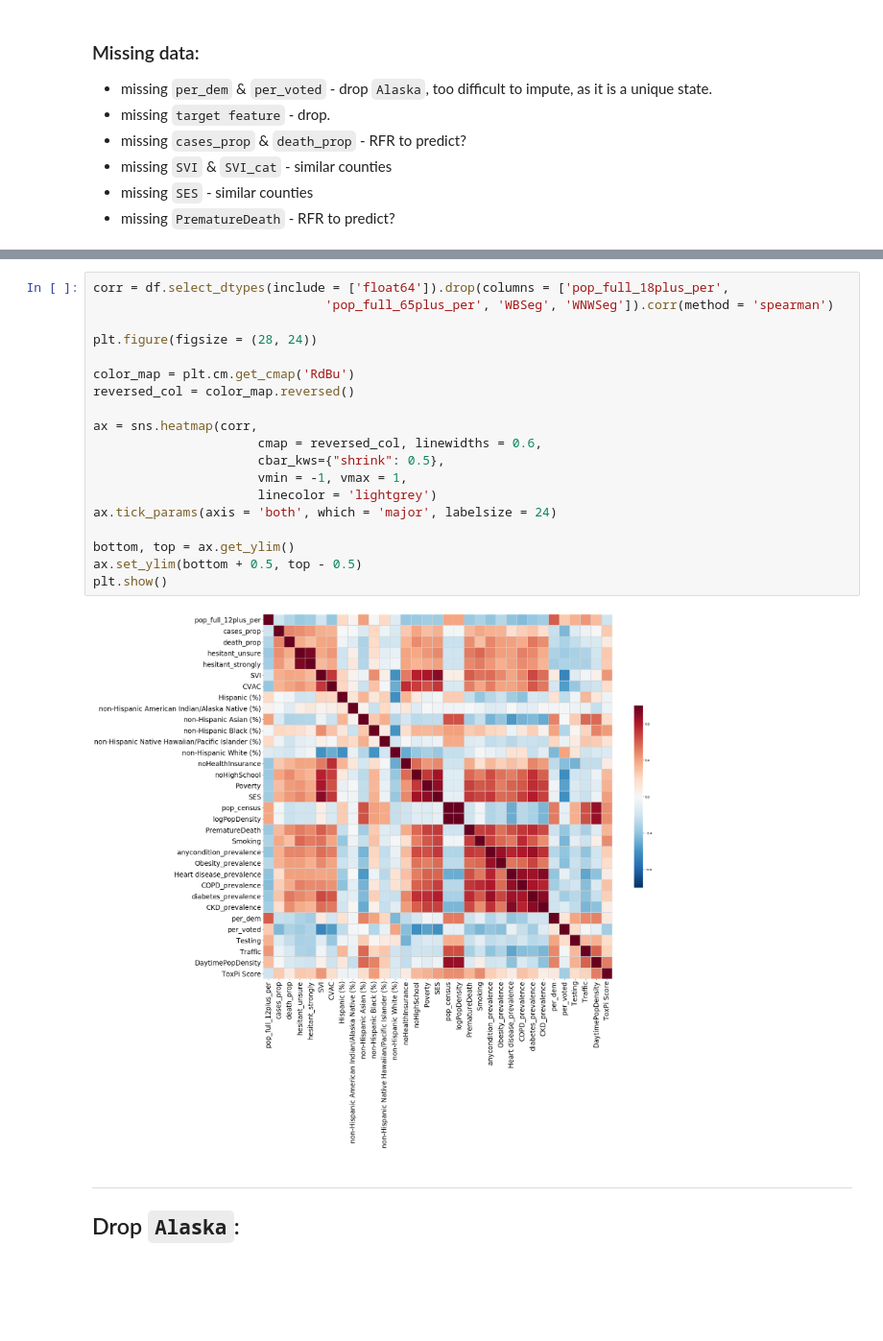
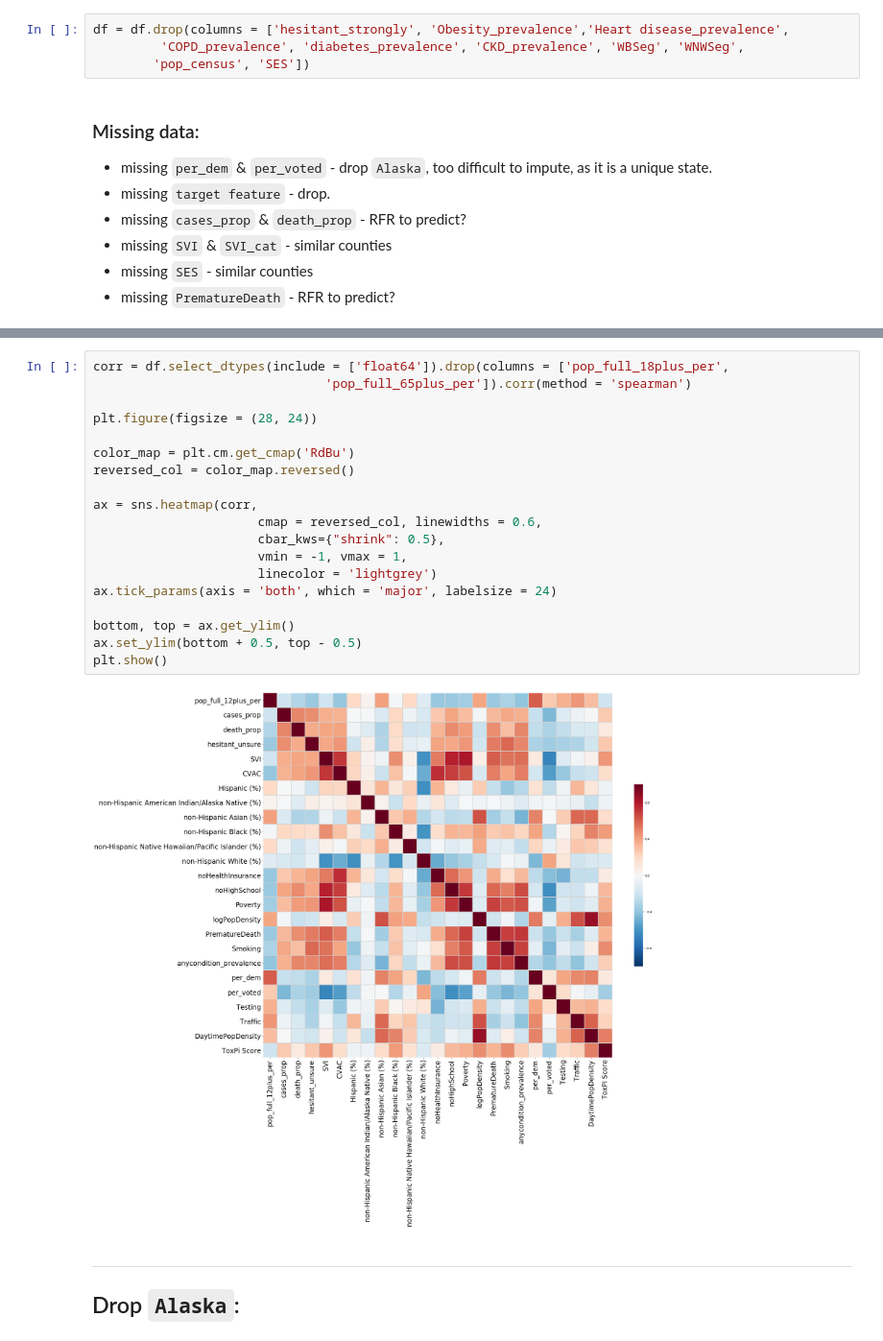
Before and after one commit to ralidimitrova/DS4A_team27, a Jupyter notebook: prediction_modelling/missing_data_imputation.ipynb, the cells around one changed output, grey strips where cells are left out. Shown at 96% size. Drawn from its saved outputs; the diff is of its cells as text; blank space fills up the shorter version.

```diff
--- a/prediction_modelling/missing_data_imputation.ipynb
+++ b/prediction_modelling/missing_data_imputation.ipynb
@@ -40,6 +46,10 @@ Index(['fips', 'state', 'county', 'state_abb', 'pop_full_12plus_per',
        'CKD_prevalence', 'per_dem', 'per_voted', 'Testing', 'Traffic',
        'DaytimePopDensity', 'ToxPi Score'],
       dtype='object')
+# %%
+df = df.drop(columns = ['hesitant_strongly', 'Obesity_prevalence','Heart disease_prevalence',
+         'COPD_prevalence', 'diabetes_prevalence', 'CKD_prevalence', 'WBSeg', 'WNWSeg',
+        'pop_census', 'SES'])
 # %% [markdown]
 ### Missing data:
 
@@ -82,25 +90,25 @@ missing_cols
  'per_voted']
 # %%
 corr = df.select_dtypes(include = ['float64']).drop(columns = ['pop_full_18plus_per',
-                               'pop_full_65plus_per', 'WBSeg', 'WNWSeg']).corr(method = 'spearman')
+                               'pop_full_65plus_per']).corr(method = 'spearman')
 
 plt.figure(figsize = (28, 24))
 
 color_map = plt.cm.get_cmap('RdBu')
 reversed_col = color_map.reversed()
 
 ax = sns.heatmap(corr,
                       cmap = reversed_col, linewidths = 0.6,
                       cbar_kws={"shrink": 0.5},
                       vmin = -1, vmax = 1,
                       linecolor = 'lightgrey')
 ax.tick_params(axis = 'both', which = 'major', labelsize = 24)
 
 bottom, top = ax.get_ylim()
 ax.set_ylim(bottom + 0.5, top - 0.5)
 plt.show()
 # %% [output]
-[figure, old version]
+[figure, new version]
 # %% [markdown]
 -----------
 ## Drop `Alaska`:
```
Also changed, not shown: parts of 23 cells of this notebook, 1 other file.
